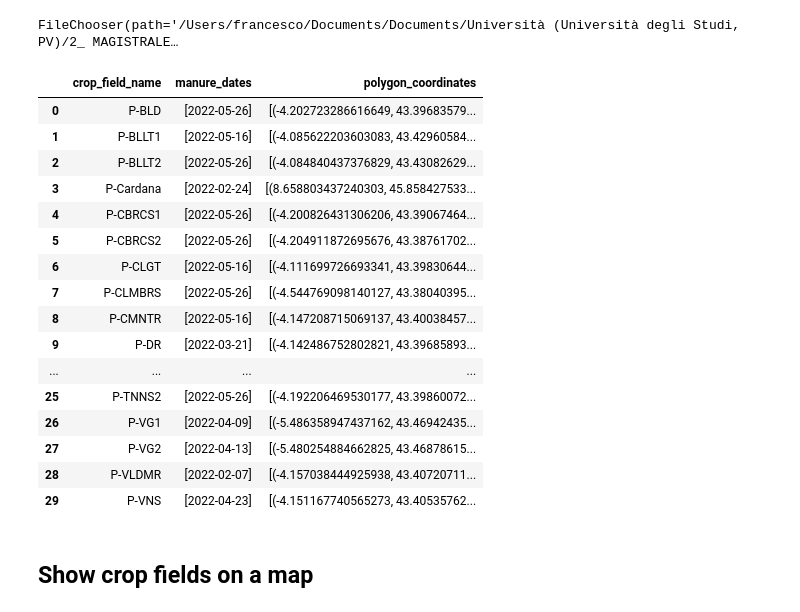
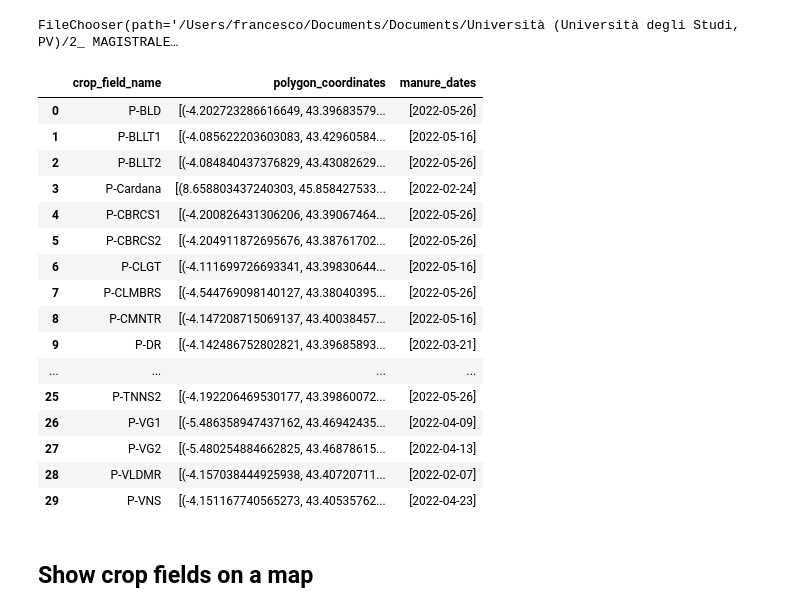
Before and after one commit to Amatofrancesco99/organic-fertilizers-detection, a Jupyter notebook: Notebooks/1-exloratory-analysis.ipynb, the cells around one changed output. Drawn from its saved outputs; the diff is of its cells as text; code cells hidden in the pictures.

```diff
--- a/Notebooks/1-exloratory-analysis.ipynb
+++ b/Notebooks/1-exloratory-analysis.ipynb
@@ -28,32 +30,36 @@ FileChooser(path='/Users/francesco/Documents/Documents/Università (Universita
 with open(file_chooser.selected) as f:
     data = json.load(f)
 
-# Create DataFrame with properties
-fields_df = pd.DataFrame([f["properties"] for f in data["features"]])
+# Create DataFrame with properties excluding "manure_dates" column
+fields_df = pd.DataFrame([{k:v for k,v in f["properties"].items() if k!="manure_dates"} for f in data["features"]])
 
 # Add column with coordinates for each field
 fields_df["polygon_coordinates"] = [[tuple(c) for c in p] for f in data["features"] for p in f["geometry"]["coordinates"]]
+
+# Create a dataframe that just has the columns crop_field_name and manure_dates
+y_df = pd.DataFrame([{k:v for k,v in f["properties"].items() if k!="polygon_coordinates"} for f in data["features"]])
 # %%
-# Show the dataframe
-fields_df
+# Show the entire dataframe
+entire_df = fields_df.merge(y_df, on='crop_field_name')
+entire_df
 # %% [output]
-|  | crop_field_name | manure_dates | polygon_coordinates |
-| 0 | P-BLD | [2022-05-26] | [(-4.202723286616649, 43.39683579... |
-| 1 | P-BLLT1 | [2022-05-16] | [(-4.085622203603083, 43.42960584... |
-| 2 | P-BLLT2 | [2022-05-26] | [(-4.084840437376829, 43.43082629... |
-| 3 | P-Cardana | [2022-02-24] | [(8.658803437240303, 45.858427533... |
-| 4 | P-CBRCS1 | [2022-05-26] | [(-4.200826431306206, 43.39067464... |
-| 5 | P-CBRCS2 | [2022-05-26] | [(-4.204911872695676, 43.38761702... |
-| 6 | P-CLGT | [2022-05-16] | [(-4.111699726693341, 43.39830644... |
-| 7 | P-CLMBRS | [2022-05-26] | [(-4.544769098140127, 43.38040395... |
-| 8 | P-CMNTR | [2022-05-16] | [(-4.147208715069137, 43.40038457... |
-| 9 | P-DR | [2022-03-21] | [(-4.142486752802821, 43.39685893... |
+|  | crop_field_name | polygon_coordinates | manure_dates |
+| 0 | P-BLD | [(-4.202723286616649, 43.39683579... | [2022-05-26] |
+| 1 | P-BLLT1 | [(-4.085622203603083, 43.42960584... | [2022-05-16] |
+| 2 | P-BLLT2 | [(-4.084840437376829, 43.43082629... | [2022-05-26] |
+| 3 | P-Cardana | [(8.658803437240303, 45.858427533... | [2022-02-24] |
+| 4 | P-CBRCS1 | [(-4.200826431306206, 43.39067464... | [2022-05-26] |
+| 5 | P-CBRCS2 | [(-4.204911872695676, 43.38761702... | [2022-05-26] |
+| 6 | P-CLGT | [(-4.111699726693341, 43.39830644... | [2022-05-16] |
+| 7 | P-CLMBRS | [(-4.544769098140127, 43.38040395... | [2022-05-26] |
+| 8 | P-CMNTR | [(-4.147208715069137, 43.40038457... | [2022-05-16] |
+| 9 | P-DR | [(-4.142486752802821, 43.39685893... | [2022-03-21] |
 | ... | ... | ... | ... |
-| 25 | P-TNNS2 | [2022-05-26] | [(-4.192206469530177, 43.39860072... |
-| 26 | P-VG1 | [2022-04-09] | [(-5.486358947437162, 43.46942435... |
-| 27 | P-VG2 | [2022-04-13] | [(-5.480254884662825, 43.46878615... |
-| 28 | P-VLDMR | [2022-02-07] | [(-4.157038444925938, 43.40720711... |
-| 29 | P-VNS | [2022-04-23] | [(-4.151167740565273, 43.40535762... |
+| 25 | P-TNNS2 | [(-4.192206469530177, 43.39860072... | [2022-05-26] |
+| 26 | P-VG1 | [(-5.486358947437162, 43.46942435... | [2022-04-09] |
+| 27 | P-VG2 | [(-5.480254884662825, 43.46878615... | [2022-04-13] |
+| 28 | P-VLDMR | [(-4.157038444925938, 43.40720711... | [2022-02-07] |
+| 29 | P-VNS | [(-4.151167740565273, 43.40535762... | [2022-04-23] |
 # %% [markdown]
 ## Show crop fields on a map
 # %%
```
Also changed, not shown: parts of 5 cells of this notebook, 4 other files.
